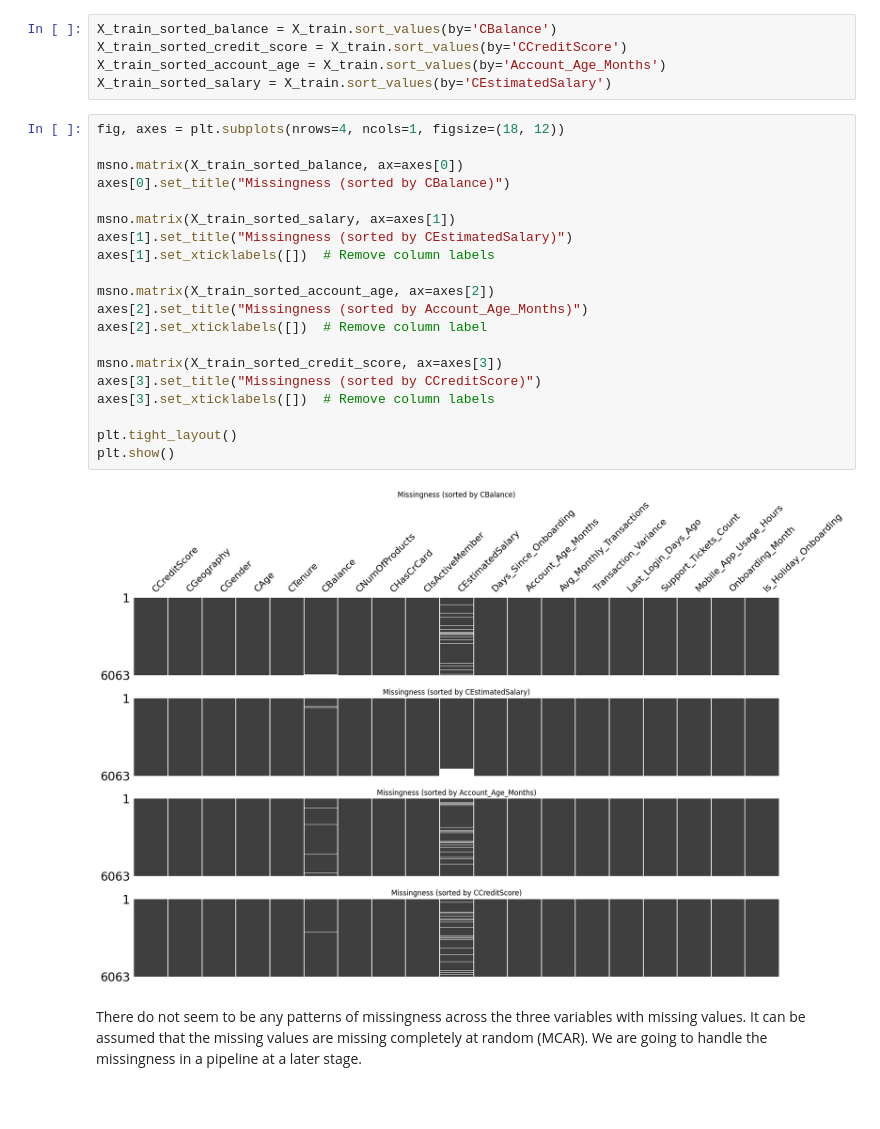
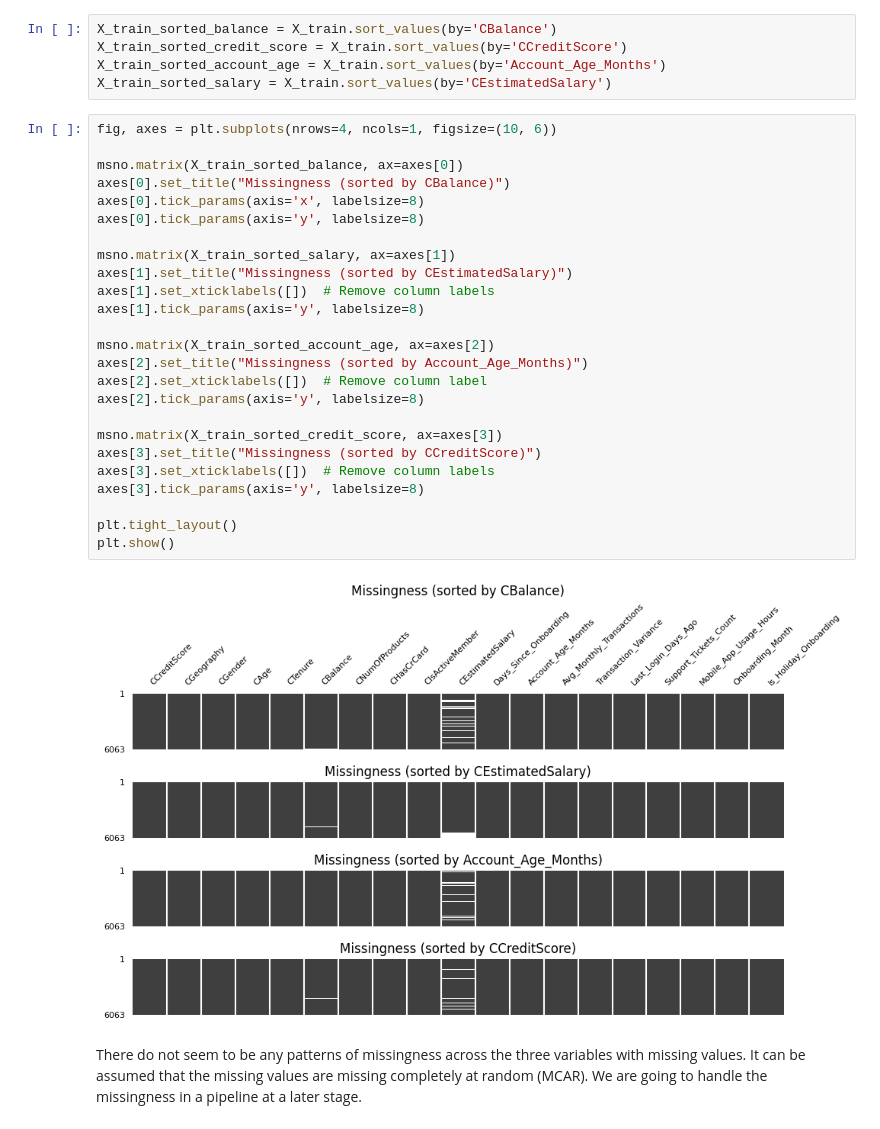
Before and after one commit to nncsimo/DSML2526, a Jupyter notebook: Abgabe/Assignment_01_3214721.ipynb, the cells around one changed output. Saved outputs shown, nothing was run; the diff lists cells and outputs as text; blank space fills up the shorter version.

```diff
--- a/Abgabe/Assignment_01_3214721.ipynb
+++ b/Abgabe/Assignment_01_3214721.ipynb
@@ -424,27 +429,32 @@ X_train_sorted_credit_score = X_train.sort_values(by='CCreditScore')
 X_train_sorted_account_age = X_train.sort_values(by='Account_Age_Months')
 X_train_sorted_salary = X_train.sort_values(by='CEstimatedSalary')
 # %%
-fig, axes = plt.subplots(nrows=4, ncols=1, figsize=(18, 12))
+fig, axes = plt.subplots(nrows=4, ncols=1, figsize=(10, 6))
 
 msno.matrix(X_train_sorted_balance, ax=axes[0])
 axes[0].set_title("Missingness (sorted by CBalance)")
+axes[0].tick_params(axis='x', labelsize=8)
+axes[0].tick_params(axis='y', labelsize=8)
 
 msno.matrix(X_train_sorted_salary, ax=axes[1])
 axes[1].set_title("Missingness (sorted by CEstimatedSalary)")
 axes[1].set_xticklabels([])  # Remove column labels
+axes[1].tick_params(axis='y', labelsize=8)
 
 msno.matrix(X_train_sorted_account_age, ax=axes[2])
 axes[2].set_title("Missingness (sorted by Account_Age_Months)")
 axes[2].set_xticklabels([])  # Remove column label
+axes[2].tick_params(axis='y', labelsize=8)
 
 msno.matrix(X_train_sorted_credit_score, ax=axes[3])
 axes[3].set_title("Missingness (sorted by CCreditScore)")
 axes[3].set_xticklabels([])  # Remove column labels
+axes[3].tick_params(axis='y', labelsize=8)
 
 plt.tight_layout()
 plt.show()
 # %% [output]
-[figure, old version]
+[figure, new version]
 # %% [markdown]
 There do not seem to be any patterns of missingness across the three variables with missing values. It can be assumed that the missing values are missing completely at random (MCAR).
 We are going to handle the missingness in a pipeline at a later stage.
```
Also changed, not shown: parts of 7 cells of this notebook, 1 other file.
